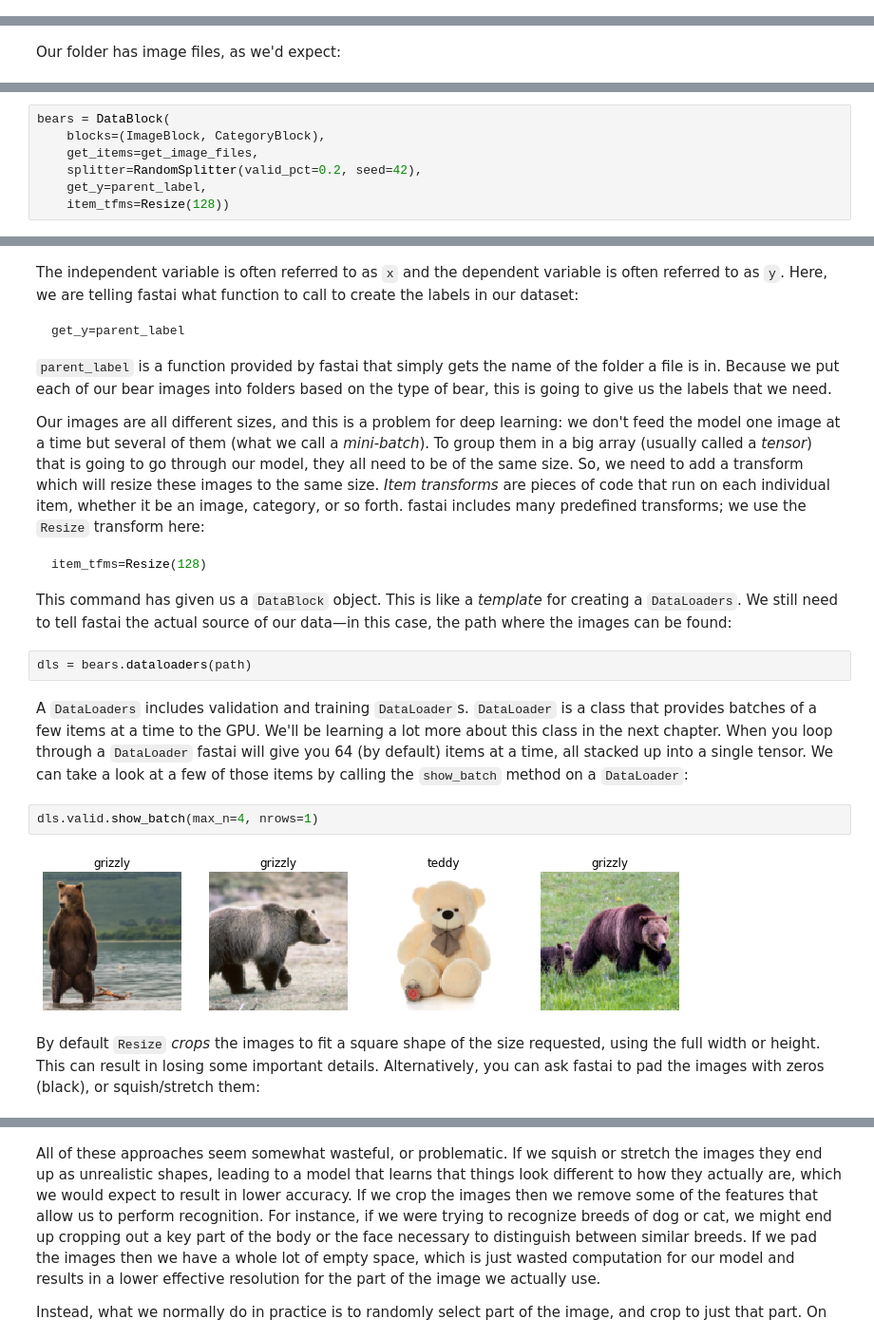
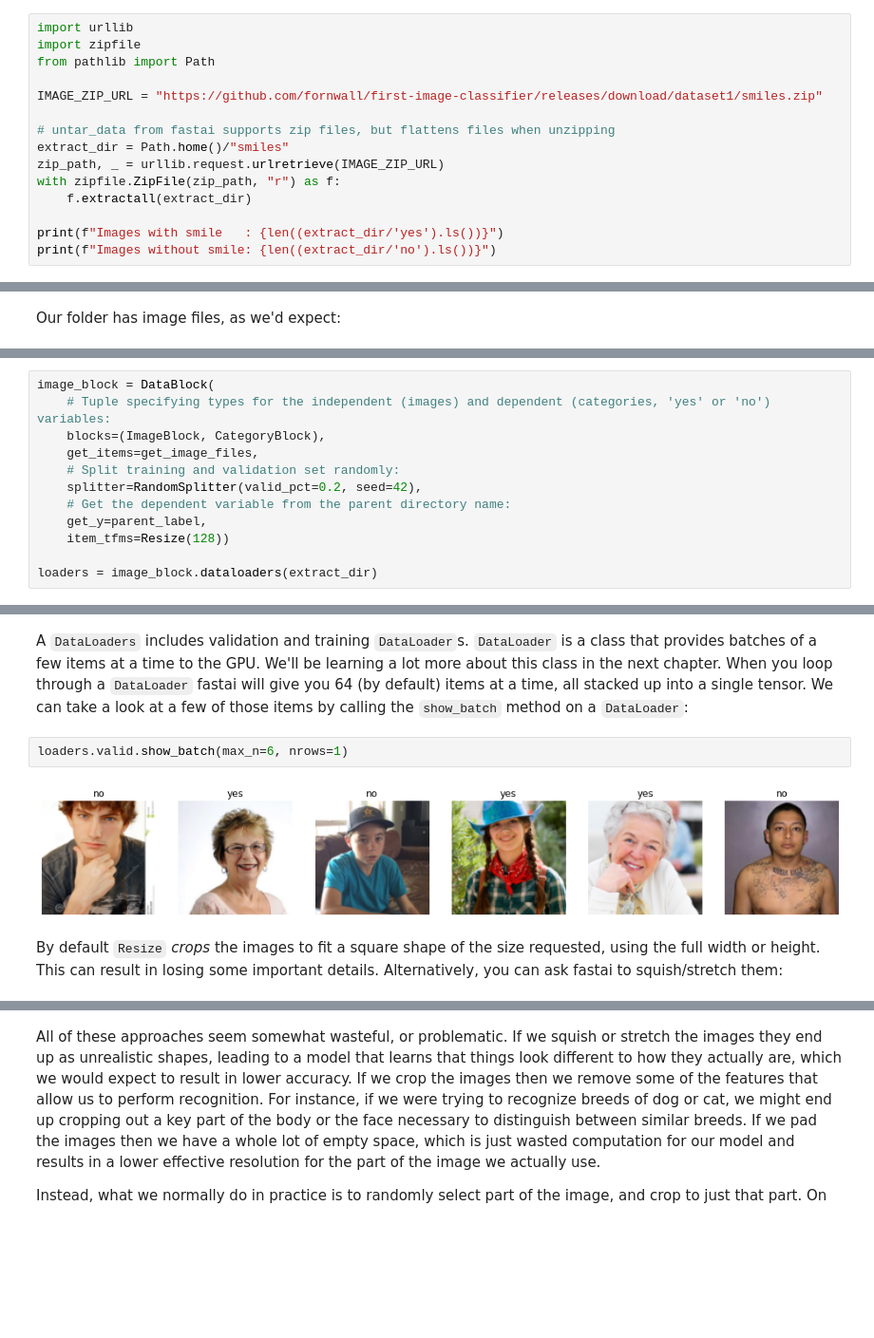
Before and after one commit to fornwall/first-image-classifier, a Jupyter notebook: notebook.ipynb, the cells around one changed output, grey strips where cells are left out. Shown at 95% size. Cells and saved outputs as stored; diff of their text form; blank space fills up the shorter version.

````diff
--- a/notebook.ipynb
+++ b/notebook.ipynb
@@ -42,0 +14,15 @@ download_url(ims[0], dest)
+# %%
+import urllib
+import zipfile
+from pathlib import Path
+
+IMAGE_ZIP_URL = "https://github.com/fornwall/first-image-classifier/releases/download/dataset1/smiles.zip"
+
+# untar_data from fastai supports zip files, but flattens files when unzipping
+extract_dir = Path.home()/"smiles"
+zip_path, _ = urllib.request.urlretrieve(IMAGE_ZIP_URL)
+with zipfile.ZipFile(zip_path, "r") as f:
+    f.extractall(extract_dir)
+
+print(f"Images with smile   : {len((extract_dir/'yes').ls())}")
+print(f"Images without smile: {len((extract_dir/'no').ls())}")
@@ -148,7 +61,12 @@ So far we have seen a number of *factory methods* for particular combinations of
 # %%
-bears = DataBlock(
+image_block = DataBlock(
+    # Tuple specifying types for the independent (images) and dependent (categories, 'yes' or 'no') variables:
     blocks=(ImageBlock, CategoryBlock),
     get_items=get_image_files,
+    # Split training and validation set randomly:
     splitter=RandomSplitter(valid_pct=0.2, seed=42),
+    # Get the dependent variable from the parent directory name:
     get_y=parent_label,
     item_tfms=Resize(128))
+
+loaders = image_block.dataloaders(extract_dir)
@@ -176,27 +73,9 @@ splitter=RandomSplitter(valid_pct=0.2, seed=42)
-# %% [markdown]
-The independent variable is often referred to as `x` and the dependent variable is often referred to as `y`. Here, we are telling fastai what function to call to create the labels in our dataset:
-
-```python
-get_y=parent_label
-```
-
-`parent_label` is a function provided by fastai that simply gets the name of the folder a file is in. Because we put each of our bear images into folders based on the type of bear, this is going to give us the labels that we need.
-
-Our images are all different sizes, and this is a problem for deep learning: we don't feed the model one image at a time but several of them (what we call a *mini-batch*). To group them in a big array (usually called a *tensor*) that is going to go through our model, they all need to be of the same size. So, we need to add a transform which will resize these images to the same size. *Item transforms* are pieces of code that run on each individual item, whether it be an image, category, or so forth. fastai includes many predefined transforms; we use the `Resize` transform here:
-
-```python
-item_tfms=Resize(128)
-```
-
-This command has given us a `DataBlock` object. This is like a *template* for creating a `DataLoaders`. We still need to tell fastai the actual source of our data—in this case, the path where the images can be found:
-# %%
-dls = bears.dataloaders(path)
 # %% [markdown]
 A `DataLoaders` includes validation and training `DataLoader`s. `DataLoader` is a class that provides batches of a few items at a time to the GPU. We'll be learning a lot more about this class in the next chapter. When you loop through a `DataLoader` fastai will give you 64 (by default) items at a time, all stacked up into a single tensor. We can take a look at a few of those items by calling the `show_batch` method on a `DataLoader`:
 # %%
-dls.valid.show_batch(max_n=4, nrows=1)
+loaders.valid.show_batch(max_n=6, nrows=1)
 # %% [output]
-[figure, old version]
+[figure, new version]
 # %% [markdown]
-By default `Resize` *crops* the images to fit a square shape of the size requested, using the full width or height. This can result in losing some important details. Alternatively, you can ask fastai to pad the images with zeros (black), or squish/stretch them:
+By default `Resize` *crops* the images to fit a square shape of the size requested, using the full width or height. This can result in losing some important details. Alternatively, you can ask fastai to squish/stretch them:
 # %%
````
Also changed, not shown: parts of 44 cells of this notebook.
